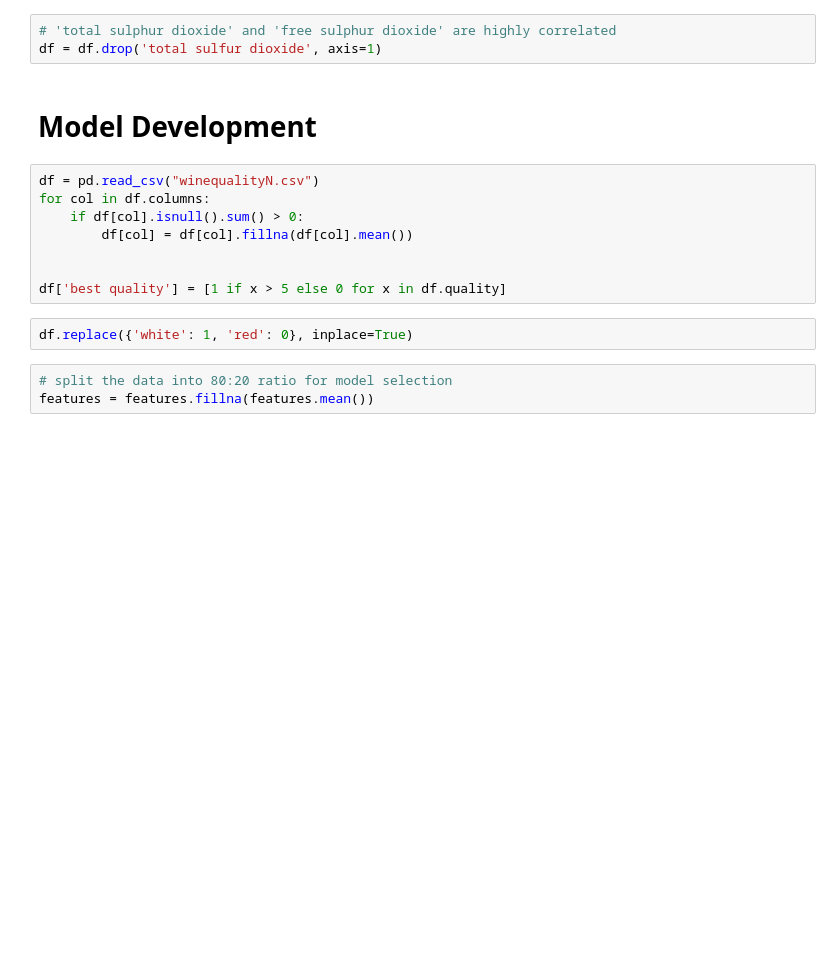
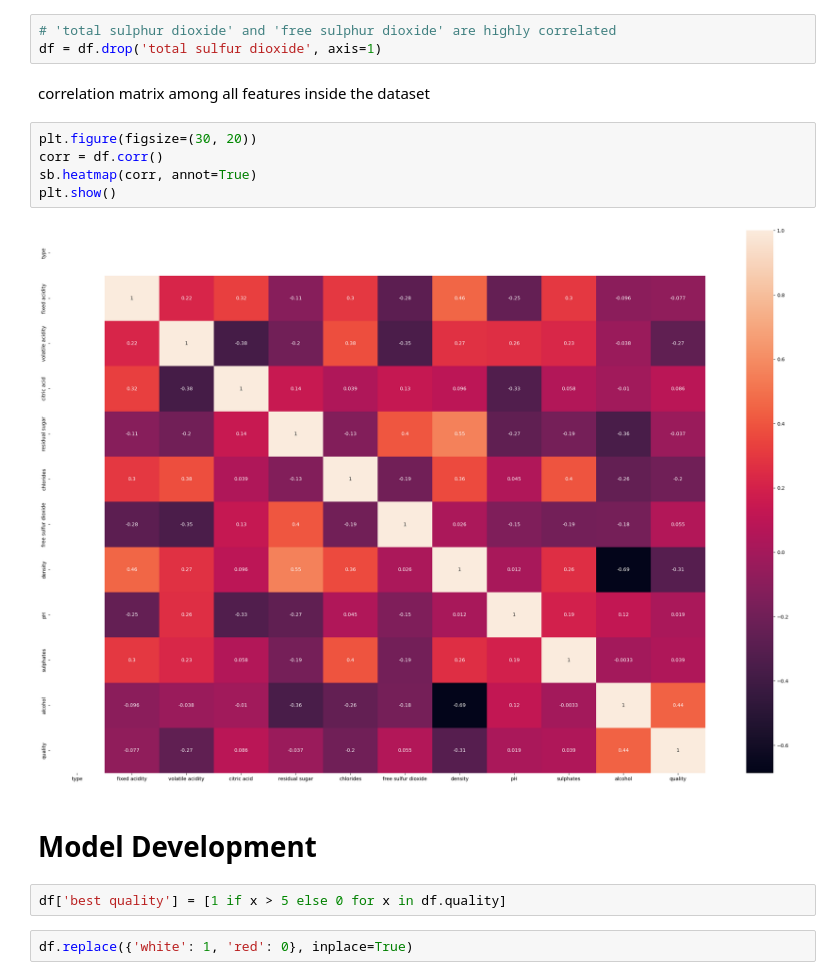
Before and after one commit to qi-qian-account/Wine-Quality-Prediction, a Jupyter notebook: wine-qualit-prediction.ipynb, the cells around one changed output. Cells and saved outputs as stored; diff of their text form; blank space fills up the shorter version.

```diff
--- a/wine-qualit-prediction.ipynb
+++ b/wine-qualit-prediction.ipynb
@@ -139,18 +142,18 @@ plt.show()
 # %%
 # 'total sulphur dioxide' and 'free sulphur dioxide' are highly correlated
 df = df.drop('total sulfur dioxide', axis=1)
+# %% [markdown]
+correlation matrix among all features inside the dataset
+# %%
+plt.figure(figsize=(30, 20))
+corr = df.corr()
+sb.heatmap(corr, annot=True)
+plt.show()
+# %% [output]
+[figure, added]
 # %% [markdown]
 # Model Development
 # %%
-df = pd.read_csv("winequalityN.csv")
-for col in df.columns:
-    if df[col].isnull().sum() > 0:
-        df[col] = df[col].fillna(df[col].mean())
-
-
 df['best quality'] = [1 if x > 5 else 0 for x in df.quality]
 # %%
 df.replace({'white': 1, 'red': 0}, inplace=True)
-# %%
-# split the data into 80:20 ratio for model selection
-features = features.fillna(features.mean())
```
Also changed, not shown: parts of 8 cells of this notebook.
